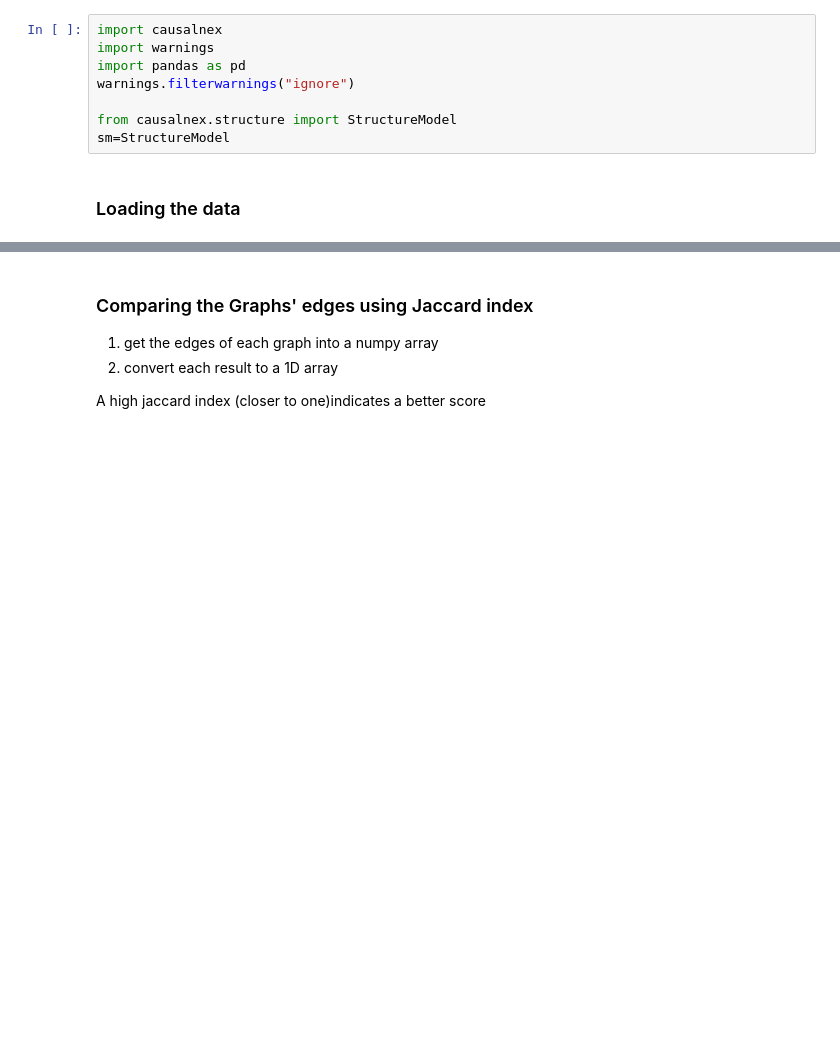
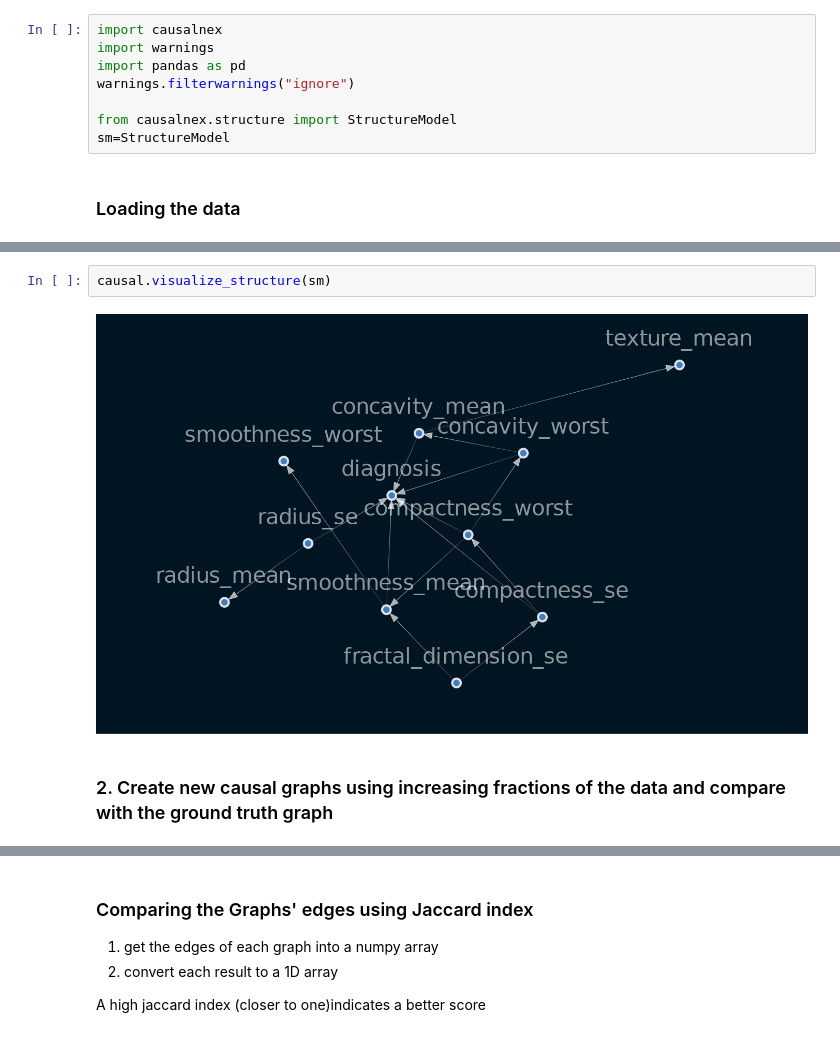
Before and after one commit to Stella-Mutacho/Machine-Learning-with-Causal_Inference, a Jupyter notebook: notebooks/causalAnalysis.ipynb, the cells around one changed output, grey strips where cells are left out. Saved outputs shown, nothing was run; the diff lists cells and outputs as text; blank space fills up the shorter version.

```diff
--- a/notebooks/causalAnalysis.ipynb
+++ b/notebooks/causalAnalysis.ipynb
@@ -179,0 +193,6 @@ vis_sm(sm4)
+# %%
+causal.visualize_structure(sm)
+# %% [output]
+[figure, added]
+# %% [markdown]
+### 2. Create new causal graphs using increasing fractions of the data and compare with the ground truth graph
```
Also changed, not shown: parts of 153 cells of this notebook.
